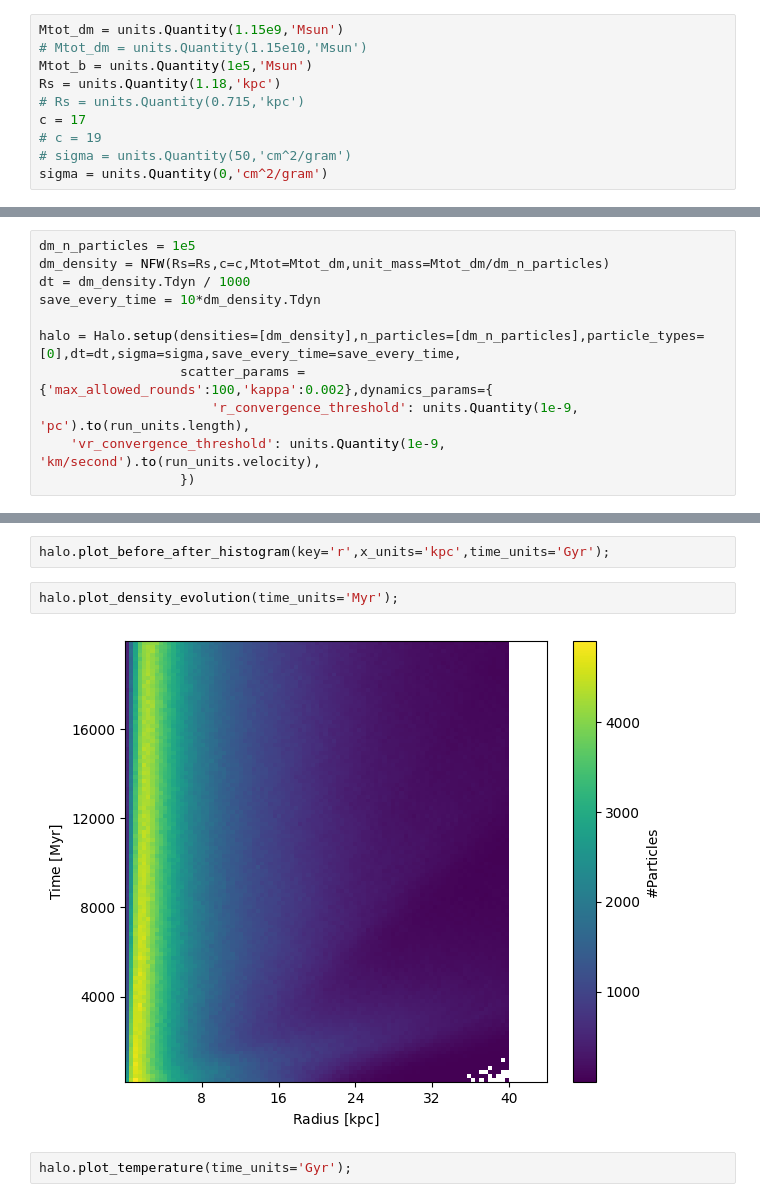
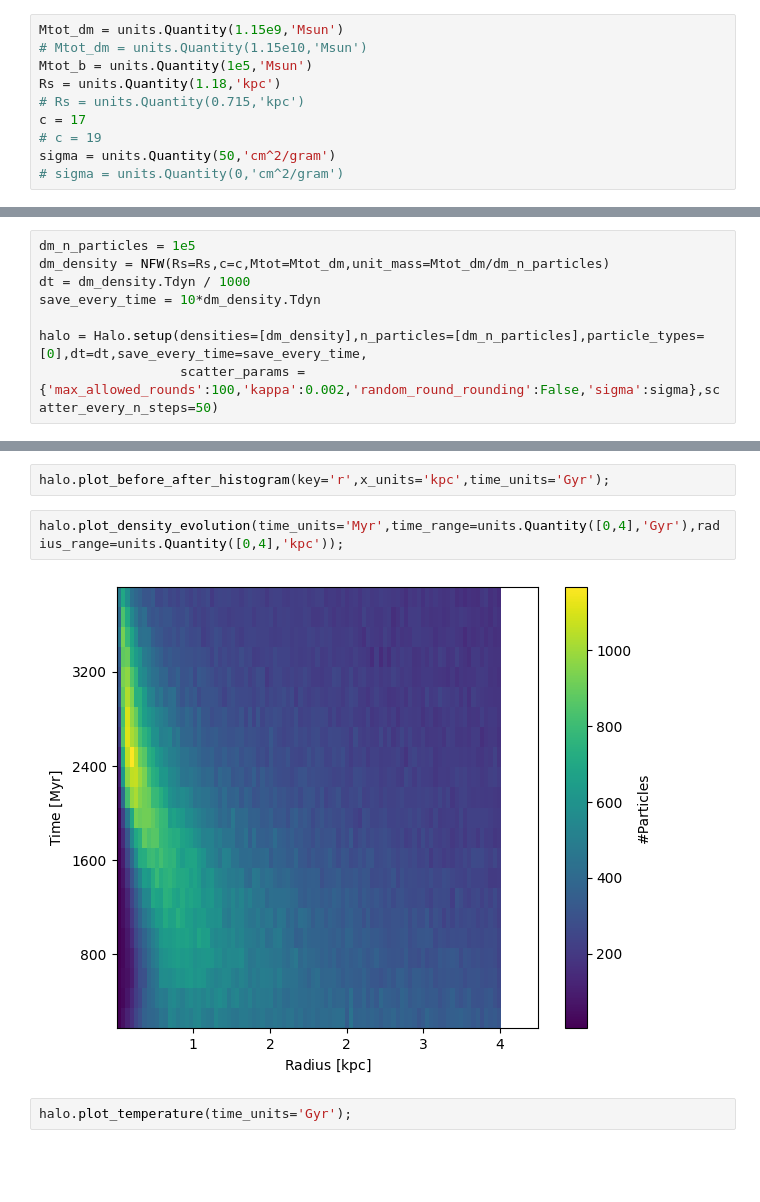
Before and after one commit to Rotem-Barnea/pySIDM, a Jupyter notebook: analysis/run.ipynb, the cells around one changed output, grey strips where cells are left out. Saved outputs shown, nothing was run; the diff lists cells and outputs as text; blank space fills up the shorter version.

```diff
--- a/analysis/run.ipynb
+++ b/analysis/run.ipynb
@@ -27,8 +27,8 @@ Rs = units.Quantity(1.18,'kpc')
 # Rs = units.Quantity(0.715,'kpc')
 c = 17
 # c = 19
-# sigma = units.Quantity(50,'cm^2/gram')
-sigma = units.Quantity(0,'cm^2/gram')
+sigma = units.Quantity(50,'cm^2/gram')
+# sigma = units.Quantity(0,'cm^2/gram')
 # %% [markdown]
 # Setup - DM
 # %%
@@ -37,9 +37,6 @@ dm_density = NFW(Rs=Rs,c=c,Mtot=Mtot_dm,unit_mass=Mtot_dm/dm_n_particles)
 dt = dm_density.Tdyn / 1000
 save_every_time = 10*dm_density.Tdyn
 
-halo = Halo.setup(densities=[dm_density],n_particles=[dm_n_particles],particle_types=[0],dt=dt,sigma=sigma,save_every_time=save_every_time,
-                  scatter_params = {'max_allowed_rounds':100,'kappa':0.002},dynamics_params={
-                      'r_convergence_threshold': units.Quantity(1e-9, 'pc').to(run_units.length),
-    'vr_convergence_threshold': units.Quantity(1e-9, 'km/second').to(run_units.velocity),
-                  })
+halo = Halo.setup(densities=[dm_density],n_particles=[dm_n_particles],particle_types=[0],dt=dt,save_every_time=save_every_time,
+                  scatter_params = {'max_allowed_rounds':100,'kappa':0.002,'random_round_rounding':False,'sigma':sigma},scatter_every_n_steps=50)
 # %%
@@ -82,9 +77,9 @@ NameError: name 'halo' is not defined
 # %%
 halo.plot_before_after_histogram(key='r',x_units='kpc',time_units='Gyr');
 # %%
-halo.plot_density_evolution(time_units='Myr');
+halo.plot_density_evolution(time_units='Myr',time_range=units.Quantity([0,4],'Gyr'),radius_range=units.Quantity([0,4],'kpc'));
 # %% [output]
-[figure, old version]
+[figure, new version]
 # %%
 halo.plot_temperature(time_units='Gyr');
 # %% [output]
```
Also changed, not shown: parts of 7 cells of this notebook, 10 other files.
